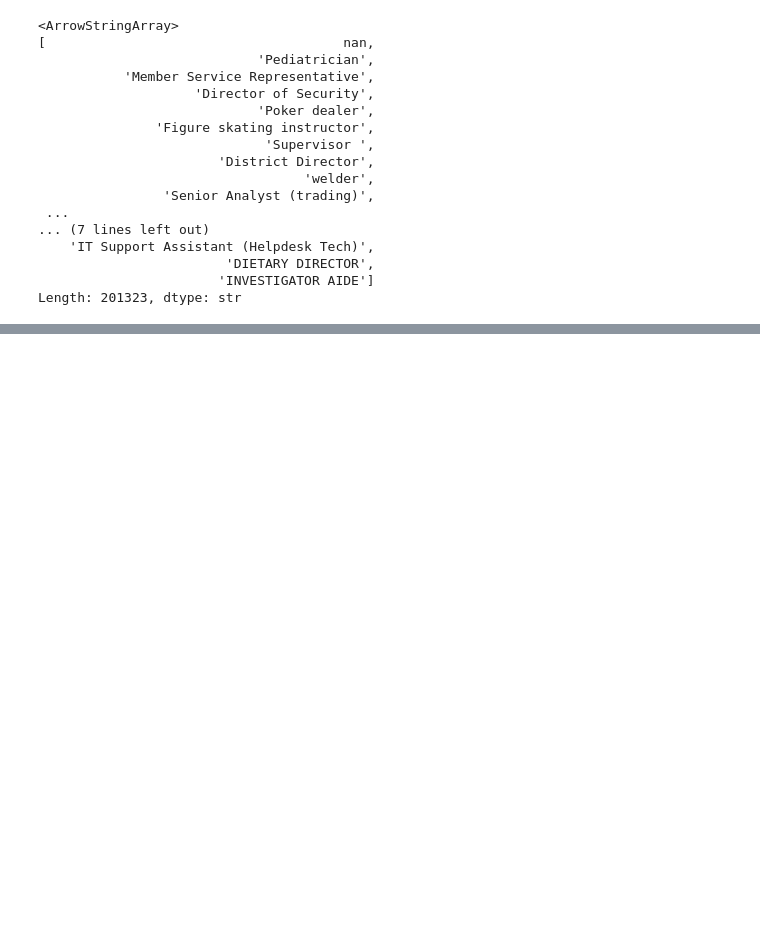
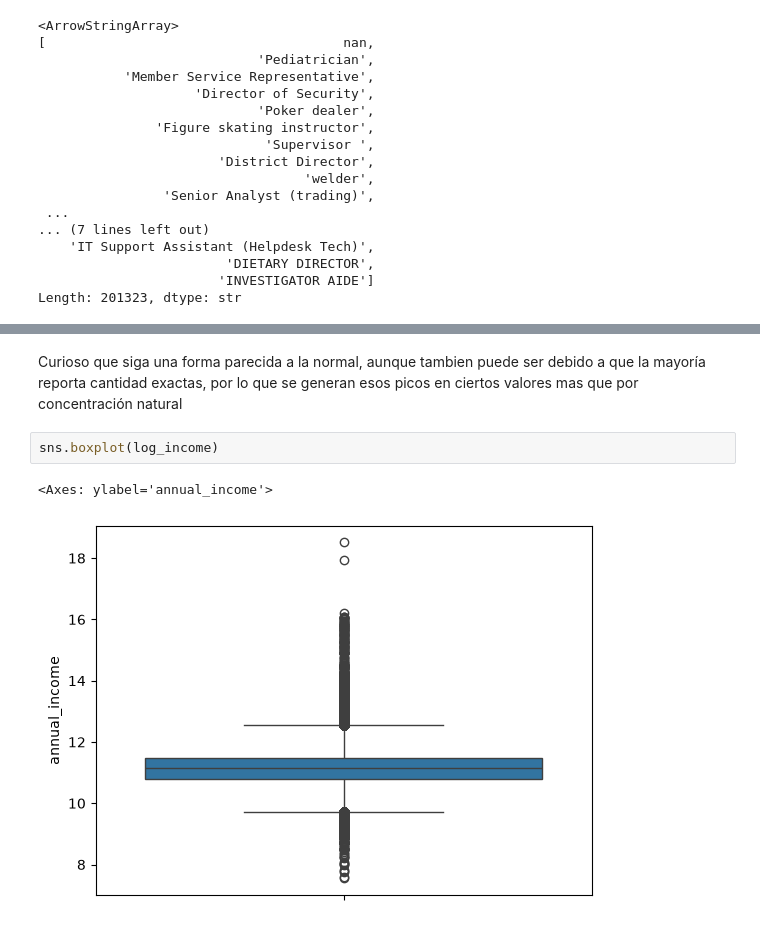
Before and after one commit to alexalvarezds/credit-risk, a Jupyter notebook: notebooks/01-cleaning-data-preparation.ipynb, the cells around one changed output, grey strips where cells are left out. Cells and saved outputs as stored; diff of their text form; blank space fills up the shorter version.

```diff
--- a/notebooks/01-cleaning-data-preparation.ipynb
+++ b/notebooks/01-cleaning-data-preparation.ipynb
@@ -577,0 +729,7 @@ X_test.drop("emp_title",axis=1,inplace=True)
+# %% [markdown]
+Curioso que siga una forma parecida a la normal, aunque tambien puede ser debido a que la mayoría reporta cantidad exactas, por lo que se generan esos picos en ciertos valores mas que por concentración natural
+# %%
+sns.boxplot(log_income)
+# %% [output]
+<Axes: ylabel='annual_income'>
+[figure, added]
```
Also changed, not shown: parts of 131 cells of this notebook.
